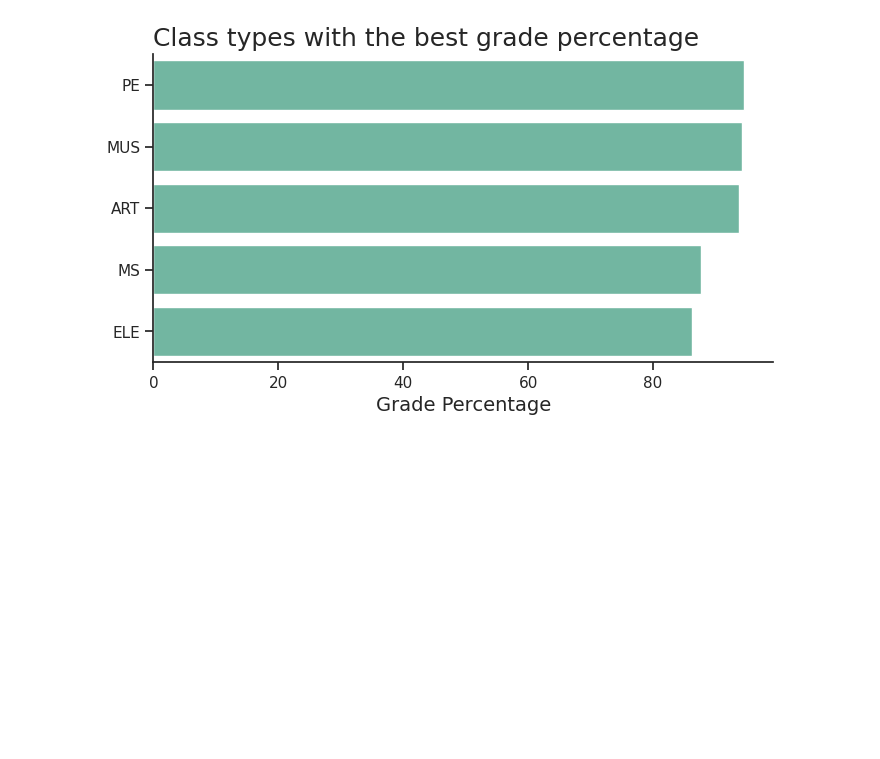
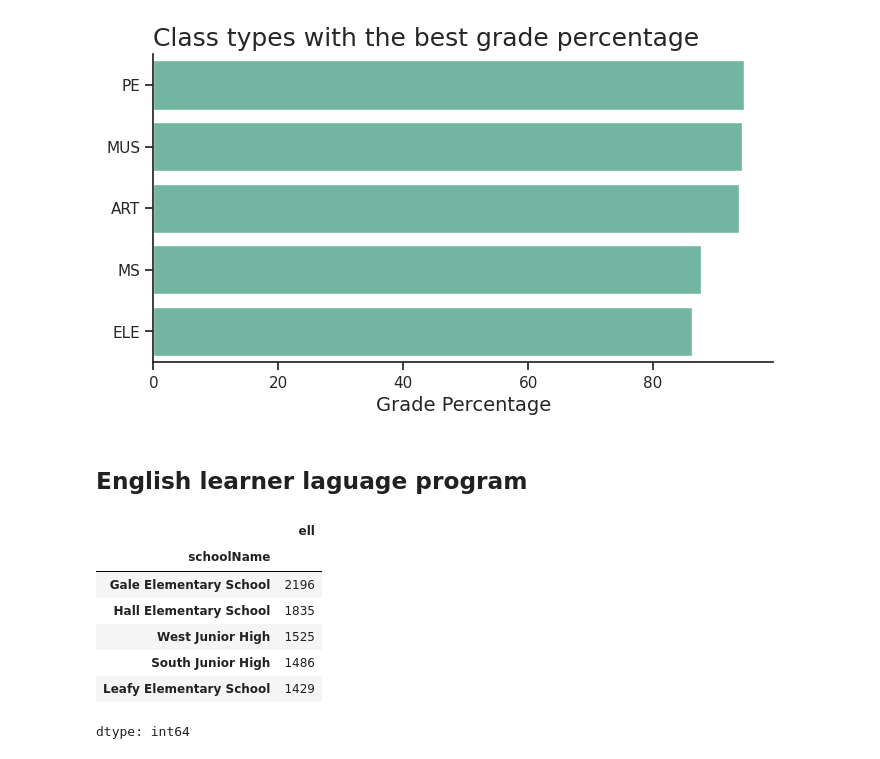
Before and after one commit to Matheus-Pombeiro/student_performance, a Jupyter notebook: student_performance.ipynb, the cells around one changed output. Cells and saved outputs as stored; diff of their text form; code cells hidden in the pictures; blank space fills up the shorter version.

```diff
--- a/student_performance.ipynb
+++ b/student_performance.ipynb
@@ -313,3 +313,18 @@ fig.savefig('class_types_best_grade_percentage.png', transparent=False, dpi=300,
 plt.show()
 # %% [output]
 [figure]
+# %% [markdown]
+## English learner laguage program
+# %%
+# Finding the number of students registered in the ELL program by school
+ell = data.groupby('schoolName')['ell'].sum().sort_values(ascending=False).head()
+ell
+# %% [output]
+|  | ell |
+| schoolName |  |
+| Gale Elementary School | 2196 |
+| Hall Elementary School | 1835 |
+| West Junior High | 1525 |
+| South Junior High | 1486 |
+| Leafy Elementary School | 1429 |
+dtype: int64
```
Also changed, not shown: parts of 2 cells of this notebook.
